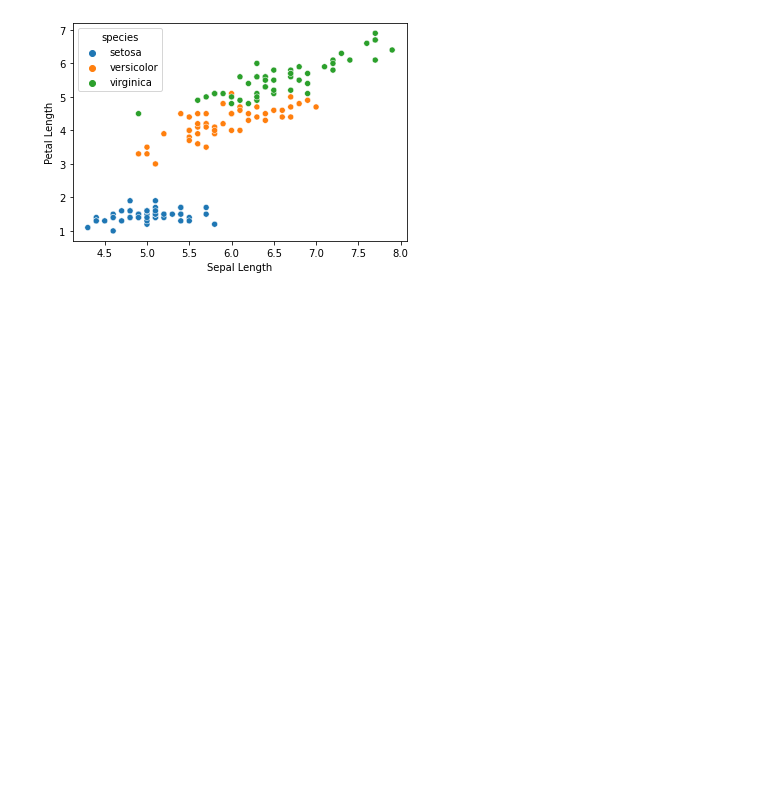
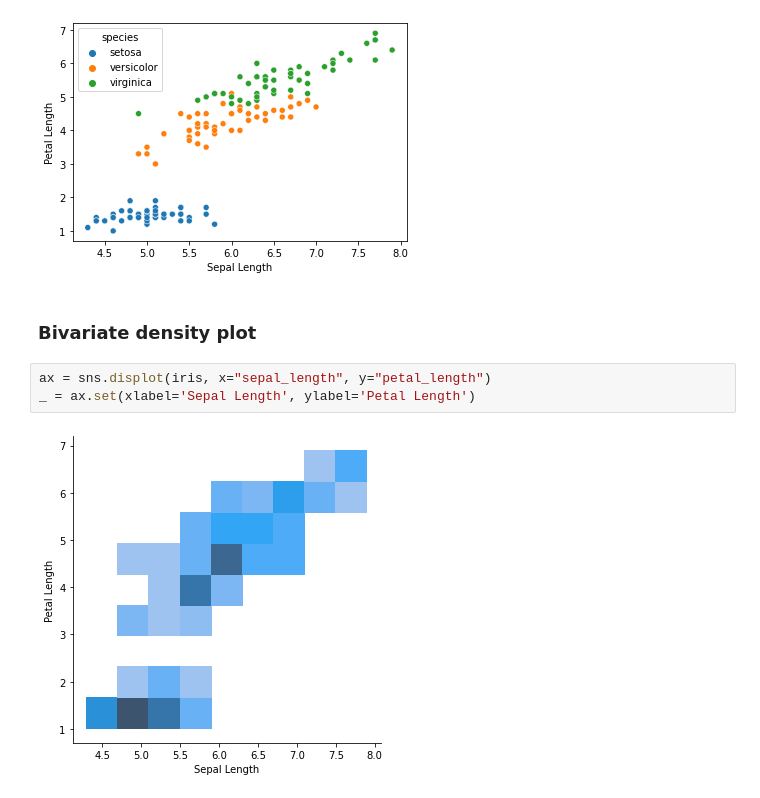
Before and after one commit to shaneahmed/StatswithPython, a Jupyter notebook: 03-DataVisualisation.ipynb, the cells around one changed output. Drawn from its saved outputs; the diff is of its cells as text; blank space fills up the shorter version.

Commit message:
NEW: Add bivariate density, joint, scatter matrix, heat map, line plot & pie chart - Add bivariate density, joint, scatter matrix, heat map, line plot & pie chart

```diff
--- a/03-DataVisualisation.ipynb
+++ b/03-DataVisualisation.ipynb
@@ -204,3 +204,10 @@ ax = sns.scatterplot(data=iris, x="sepal_length", y="petal_length", hue="species
 _ = ax.set(xlabel='Sepal Length', ylabel='Petal Length')
 # %% [output]
 [figure]
+# %% [markdown]
+### Bivariate density plot
+# %%
+ax = sns.displot(iris, x="sepal_length", y="petal_length")
+_ = ax.set(xlabel='Sepal Length', ylabel='Petal Length')
+# %% [output]
+[figure, added]
```
Also changed, not shown: parts of 13 cells of this notebook.
